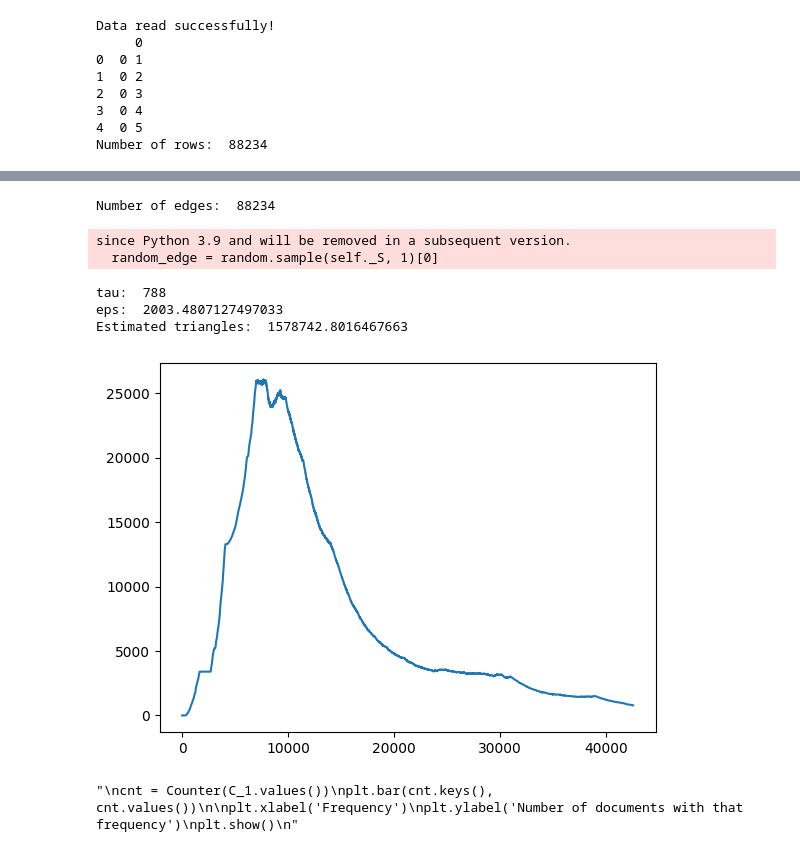
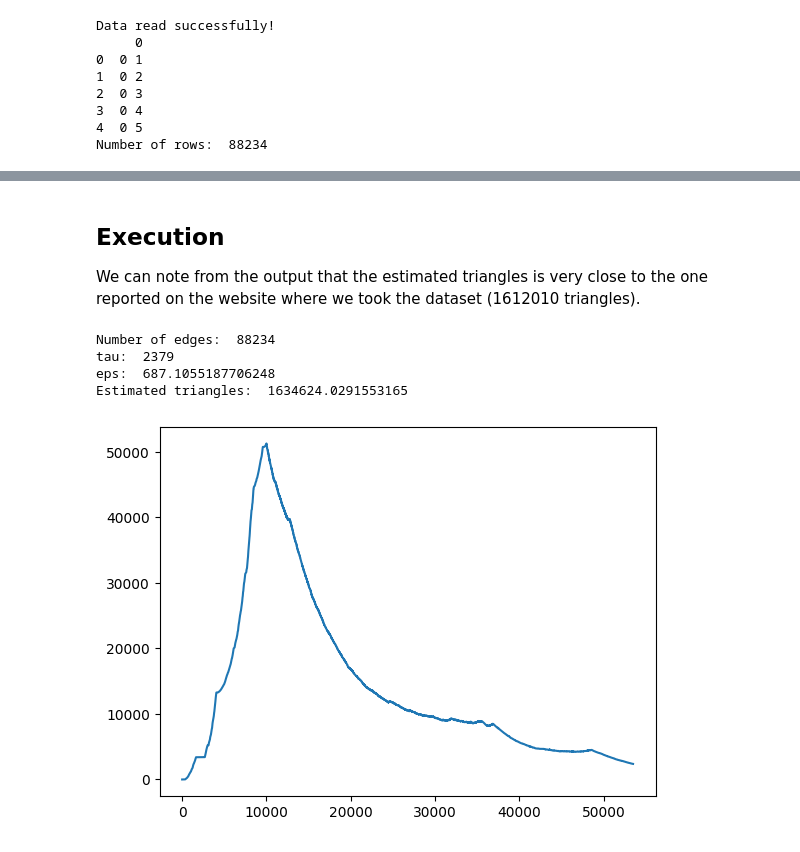
Before and after one commit to data-mining-kth/mining-data-streams, a Jupyter notebook: src/HW3_Chiminelli_Praturlon.ipynb, the cells around one changed output, grey strips where cells are left out. Cells and saved outputs as stored; diff of their text form; code cells hidden in the pictures.

```diff
--- a/src/HW3_Chiminelli_Praturlon.ipynb
+++ b/src/HW3_Chiminelli_Praturlon.ipynb
@@ -72,9 +86,6 @@ for i in range(len(df_g)):
 ####################################
 # TRIEST-BASE CLASS IMPLEMENTATION #
 ####################################
-import random
-import numpy as np
-import matplotlib.pyplot as plt
 
 class TriestBase:
     '''
@@ -92,31 +103,17 @@ class TriestBase:
         self._S = set()
         self._tau_ls = []
 
-    #M = 6
-
     def flipBiasedCoin(self, M, t):
-    # def flipBiasedCoin(self):
         '''
         Flip a biased coin with probability M/t of falling head.
         '''
-
-        # import numpy as np
         # 1: head, 0: tail
         result = np.random.choice([1, 0], p=[M/t, (1-M/t)])
-        #print(f"Result: {result}, M/t: {M/t}")
+
         if result:
             return True
         else:
             return False
-
-        '''
-        head_prob = random.random()
-
-        if head_prob <= self._M/self._t:
-            return True
-        else:
-            return False
-        '''
 
     def sampleEdge(self, edge, t):
         '''
@@ -124,21 +121,16 @@ class TriestBase:
         the stream element is received. t is a count integer.
         Returns a boolean
         '''
-        #import random
-
+        # when t <= M, the edge is deterministically inserted in S
         if (t <= self._M):
-            #print(f"t: {self._t}, M: {self._M}")
             return True
         elif self.flipBiasedCoin(self._M, t):
-        # elif self.flipBiasedCoin():
             # select random edge from S
-            # random_edge = random.choice(self._S)
-            random_edge = random.sample(self._S, 1)[0]
+            random_edge = random.choice(tuple(self._S))
             # Delete random_edge from S
             self._S.remove(random_edge)
             # Update counters
             self.updateCounters('delete', random_edge)
-            #print("Deleted.")
             return True
         else:
             return False
@@ -158,8 +150,7 @@ class TriestBase:
         shared_neigh = set()
         neigh_u = set() # all neighbors of edge[0]
         neigh_v = set() # all nneighbors of edge[1]
-        #print("S from updateCounters():\n", S)
-        #print("_S:\n", self._S)
+
         u = edge[0]
         v = edge[1]
         for elem in self._S:
@@ -192,7 +183,7 @@ class TriestBase:
                 if self._tau_loc[c] <= 0:
                     del self._tau_loc[c]
                 self._tau_loc[u] = self._tau_loc.get(u, 0) - 1
-                if self._tau_loc[edge[0]] <= 0:
+                if self._tau_loc[u] <= 0:
                     del self._tau_loc[u]
                 self._tau_loc[v] = self._tau_loc.get(v, 0) - 1
                 if self._tau_loc[v] <= 0:
@@ -204,12 +195,8 @@ class TriestBase:
         for edge in data:
             self._t += 1
             if self.sampleEdge(edge, self._t):
-                # self._S.append(edge)
                 self._S.add(edge)
-                #print("S before update counters: \n", S)
                 self.updateCounters('insert', edge)
-                #print("S after update counters: \n", S)
-                #print("Tau: ", tau)
 
         # Return counters
         eps = max(1, (self._t * (self._t - 1) * (self._t - 2))/(self._M * (self._M - 1) * (self._M - 2)))
@@ -218,30 +205,17 @@ class TriestBase:
         est_tri = self._tau*eps
         print("Estimated triangles: ", est_tri)
         plt.plot(range(len(self._tau_ls)), self._tau_ls)
-        #plt.axis([3800, 5200, 3800, 5200])
         plt.show()
+# %% [markdown]
+## Execution
+
+We can note from the output that the estimated triangles is very close to the one reported on the website where we took the dataset (1612010 triangles).
 # %%
 # EXPLOITING THE CLASS TRIEST-BASE
-TriestBase(7000).run_triest(data)
+TriestBase(10000).run_triest(data)
 # %% [output]
 Number of edges:  88234
+tau:  2379
+eps:  687.1055187706248
+Estimated triangles:  1634624.0291553165
-since Python 3.9 and will be removed in a subsequent version.
-  random_edge = random.sample(self._S, 1)[0]
-tau:  788
-eps:  2003.4807127497033
-Estimated triangles:  1578742.8016467663
-[figure, old version]
+[figure, new version]
-# %%
-# Graphs and statistics
-import matplotlib.pyplot as plt
-from collections import Counter
-'''
-cnt = Counter(C_1.values())
-plt.bar(cnt.keys(), cnt.values())
-
-plt.xlabel('Frequency')
-plt.ylabel('Number of documents with that frequency')
-plt.show()
-'''
-# %% [output]
-"\ncnt = Counter(C_1.values())\nplt.bar(cnt.keys(), cnt.values())\n\nplt.xlabel('Frequency')\nplt.ylabel('Number of documents with that frequency')\nplt.show()\n"
```
Also changed, not shown: parts of 13 cells of this notebook, 1 other file.
